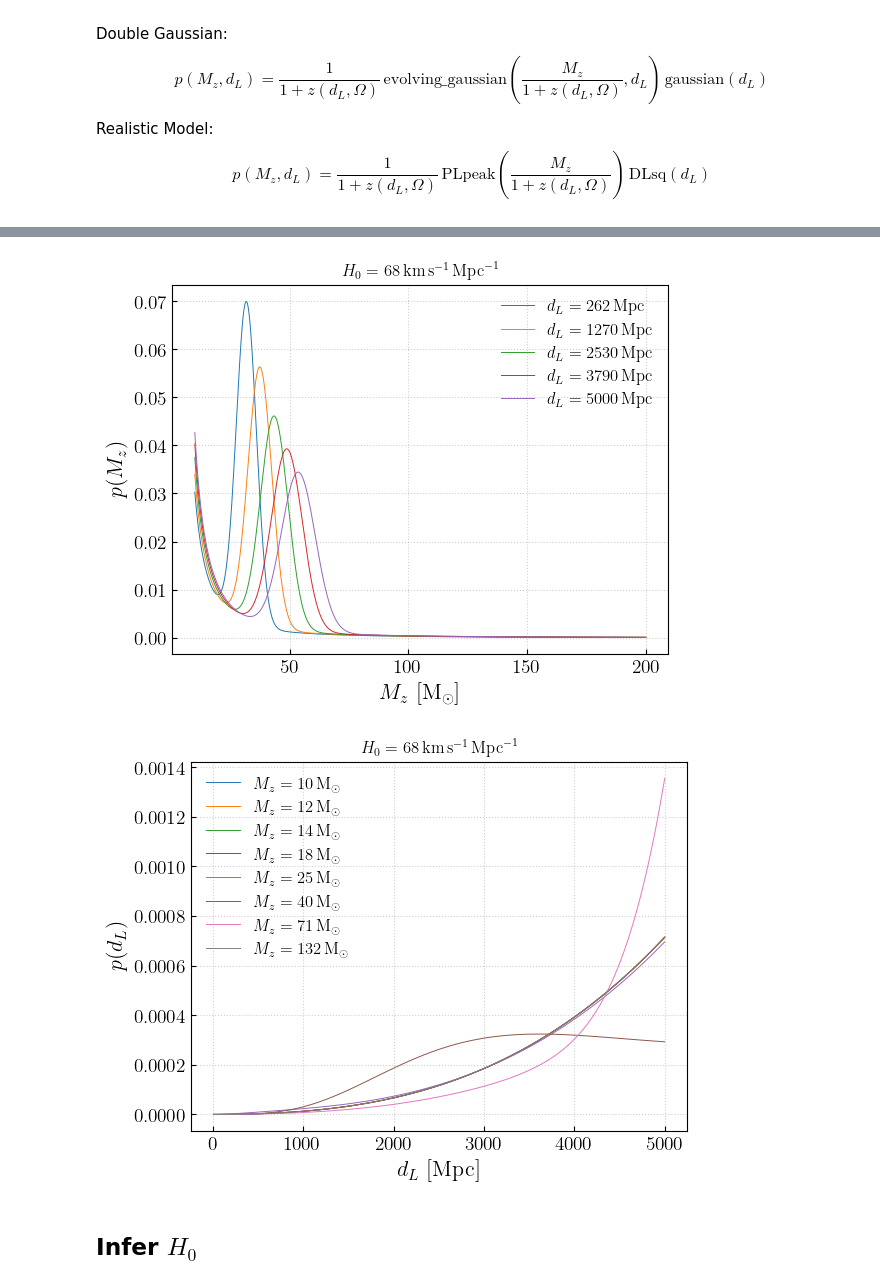
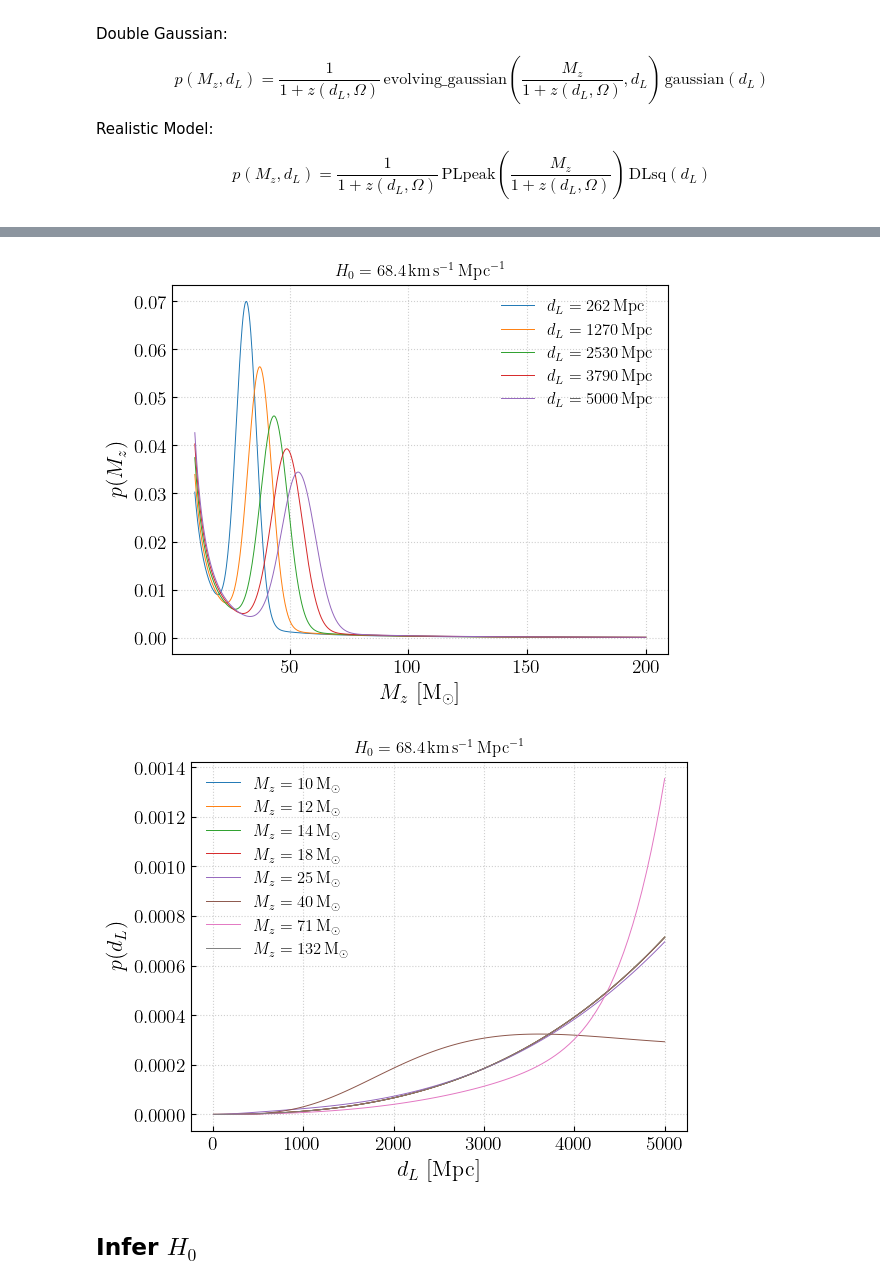
Before and after one commit to thomasckng/population_analysis, a Jupyter notebook: H0_test/inference.ipynb, the cells around one changed output, grey strips where cells are left out. Cells and saved outputs as stored; diff of their text form; code cells hidden in the pictures.

```diff
--- a/H0_test/inference.ipynb
+++ b/H0_test/inference.ipynb
@@ -122,26 +122,26 @@ plt.show()
 # %%
 for i in [5,25,50,75,99]:
     prop = np.einsum("ijk, j -> ijk", PLpeak(m), DLsq(dL))[:,i,18]
     y = prop/np.sum(prop*(mz[1]-mz[0]))
     plt.plot(mz, y, label = "$d_L = "+str(f'{dL[i]:.0f}')+"\,\mathrm{Mpc}$")
-plt.title("$H_0 = "+str(f'{H0[18]:.0f}')+"\,\mathrm{km}\,\mathrm{s}^{-1}\,\mathrm{Mpc}^{-1}$")
+plt.title("$H_0 = "+str(f'{H0[18]:.1f}')+"\,\mathrm{km}\,\mathrm{s}^{-1}\,\mathrm{Mpc}^{-1}$")
 plt.ylabel('$p(M_z)$')
 plt.xlabel('$M_z\ [\mathrm{M}_\odot]$')
 plt.legend()
 plt.show()
 
 for i in [0,10,20,40,80,160,320,640]:
     prop = np.einsum("ijk, j -> ijk", PLpeak(m), DLsq(dL))[i,:,18]
     y = prop/np.sum(prop*(dL[1]-dL[0]))
     plt.plot(dL, y, label = "$M_z = "+str(f'{mz[i]:.0f}')+"\,\mathrm{M}_\odot$")
-plt.title("$H_0 = "+str(f'{H0[18]:.0f}')+"\,\mathrm{km}\,\mathrm{s}^{-1}\,\mathrm{Mpc}^{-1}$")
+plt.title("$H_0 = "+str(f'{H0[18]:.1f}')+"\,\mathrm{km}\,\mathrm{s}^{-1}\,\mathrm{Mpc}^{-1}$")
 plt.ylabel('$p(d_L)$')
 plt.xlabel('$d_L\ [\mathrm{Mpc}]$')
 plt.legend()
 plt.show()
 # %% [output]
-[figure, old version]
+[figure, new version]
-[figure, old version]
+[figure, new version]
 # %% [markdown]
 ## Infer $H_0$
 # %%
```
Also changed, not shown: parts of 4 cells of this notebook.
